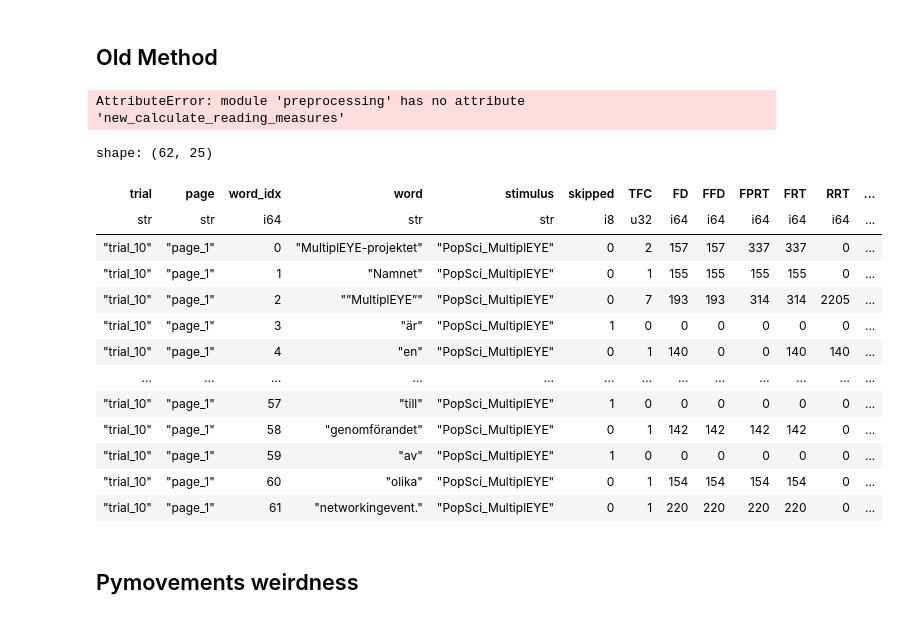
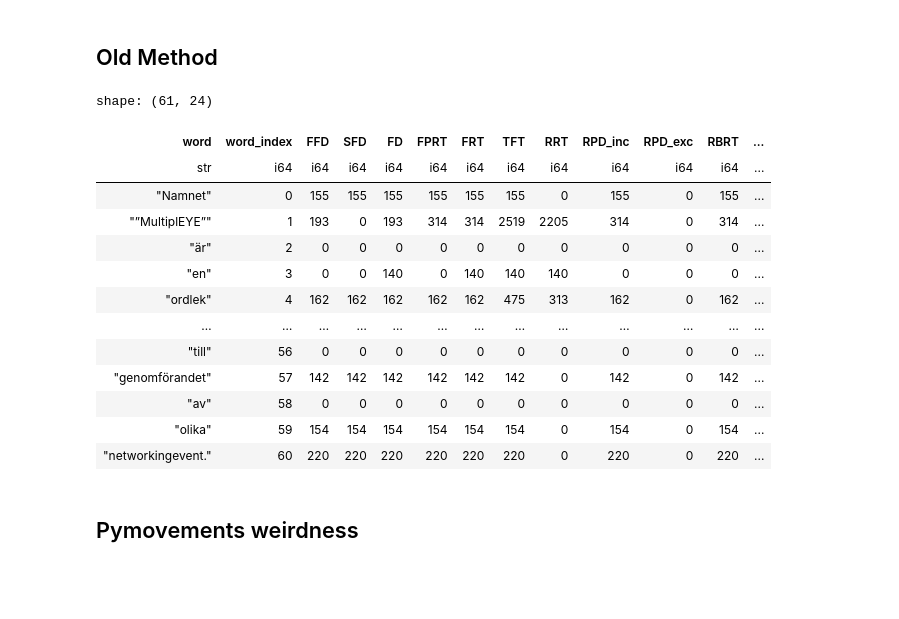
Before and after one commit to MultiplEYE-COST/multipleye-preprocessing, a Jupyter notebook: integrate_pm.ipynb, the cells around one changed output. Drawn from its saved outputs; the diff is of its cells as text; code cells hidden in the pictures; blank space fills up the shorter version.

```diff
--- a/integrate_pm.ipynb
+++ b/integrate_pm.ipynb
@@ -493,25 +495,23 @@ preprocessing.save_reading_measures(sid, old_rm_df)
 # %%
-new_rm_df = preprocessing.new_calculate_reading_measures(gaze, sess.stimuli)
+new_rm_df = new_calculate_reading_measures(gaze, sess.stimuli)
 preprocessing.save_reading_measures(sid, new_rm_df)
-# %% [output]
-AttributeError: module 'preprocessing' has no attribute 'new_calculate_reading_measures'
 # %%
-old_rm_df.filter((pl.col("trial") == "trial_10") & (pl.col("page")=="page_1"))
+new_rm_df.filter((pl.col("trial") == "trial_10") & (pl.col("page")=="page_1"))
 # %% [output]
-shape: (62, 25)
+shape: (61, 24)
-| trial | page | word_idx | word | stimulus | skipped | TFC | FD | FFD | FPRT | FRT | RRT | ... |
-| str | str | i64 | str | str | i8 | u32 | i64 | i64 | i64 | i64 | i64 | ... |
-| "trial_10" | "page_1" | 0 | "MultiplEYE-projektet" | "PopSci_MultiplEYE" | 0 | 2 | 157 | 157 | 337 | 337 | 0 | ... |
-| "trial_10" | "page_1" | 1 | "Namnet" | "PopSci_MultiplEYE" | 0 | 1 | 155 | 155 | 155 | 155 | 0 | ... |
-| "trial_10" | "page_1" | 2 | "”MultiplEYE”" | "PopSci_MultiplEYE" | 0 | 7 | 193 | 193 | 314 | 314 | 2205 | ... |
-| "trial_10" | "page_1" | 3 | "är" | "PopSci_MultiplEYE" | 1 | 0 | 0 | 0 | 0 | 0 | 0 | ... |
-| "trial_10" | "page_1" | 4 | "en" | "PopSci_MultiplEYE" | 0 | 1 | 140 | 0 | 0 | 140 | 140 | ... |
+| word | word_index | FFD | SFD | FD | FPRT | FRT | TFT | RRT | RPD_inc | RPD_exc | RBRT | ... |
+| str | i64 | i64 | i64 | i64 | i64 | i64 | i64 | i64 | i64 | i64 | i64 | ... |
+| "Namnet" | 0 | 155 | 155 | 155 | 155 | 155 | 155 | 0 | 155 | 0 | 155 | ... |
+| "”MultiplEYE”" | 1 | 193 | 0 | 193 | 314 | 314 | 2519 | 2205 | 314 | 0 | 314 | ... |
+| "är" | 2 | 0 | 0 | 0 | 0 | 0 | 0 | 0 | 0 | 0 | 0 | ... |
+| "en" | 3 | 0 | 0 | 140 | 0 | 140 | 140 | 140 | 0 | 0 | 0 | ... |
+| "ordlek" | 4 | 162 | 162 | 162 | 162 | 162 | 475 | 313 | 162 | 0 | 162 | ... |
 | … | … | … | … | … | … | … | … | … | … | … | … | ... |
-| "trial_10" | "page_1" | 57 | "till" | "PopSci_MultiplEYE" | 1 | 0 | 0 | 0 | 0 | 0 | 0 | ... |
-| "trial_10" | "page_1" | 58 | "genomförandet" | "PopSci_MultiplEYE" | 0 | 1 | 142 | 142 | 142 | 142 | 0 | ... |
-| "trial_10" | "page_1" | 59 | "av" | "PopSci_MultiplEYE" | 1 | 0 | 0 | 0 | 0 | 0 | 0 | ... |
-| "trial_10" | "page_1" | 60 | "olika" | "PopSci_MultiplEYE" | 0 | 1 | 154 | 154 | 154 | 154 | 0 | ... |
-| "trial_10" | "page_1" | 61 | "networkingevent." | "PopSci_MultiplEYE" | 0 | 1 | 220 | 220 | 220 | 220 | 0 | ... |
+| "till" | 56 | 0 | 0 | 0 | 0 | 0 | 0 | 0 | 0 | 0 | 0 | ... |
+| "genomförandet" | 57 | 142 | 142 | 142 | 142 | 142 | 142 | 0 | 142 | 0 | 142 | ... |
+| "av" | 58 | 0 | 0 | 0 | 0 | 0 | 0 | 0 | 0 | 0 | 0 | ... |
+| "olika" | 59 | 154 | 154 | 154 | 154 | 154 | 154 | 0 | 154 | 0 | 154 | ... |
+| "networkingevent." | 60 | 220 | 220 | 220 | 220 | 220 | 220 | 0 | 220 | 0 | 220 | ... |
 # %% [markdown]
 ## Pymovements weirdness
 # %%
```
Also changed, not shown: parts of 7 cells of this notebook, 1 other file.
